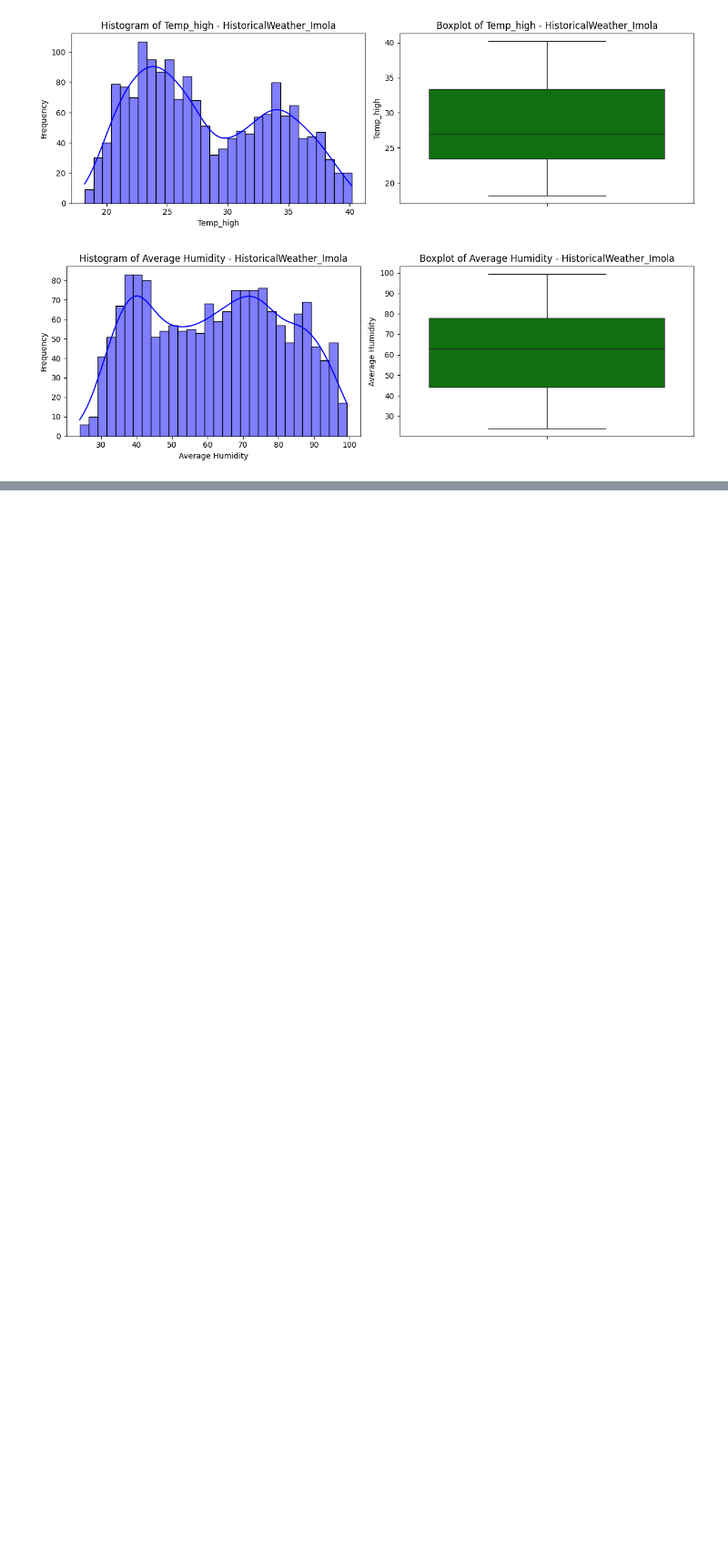
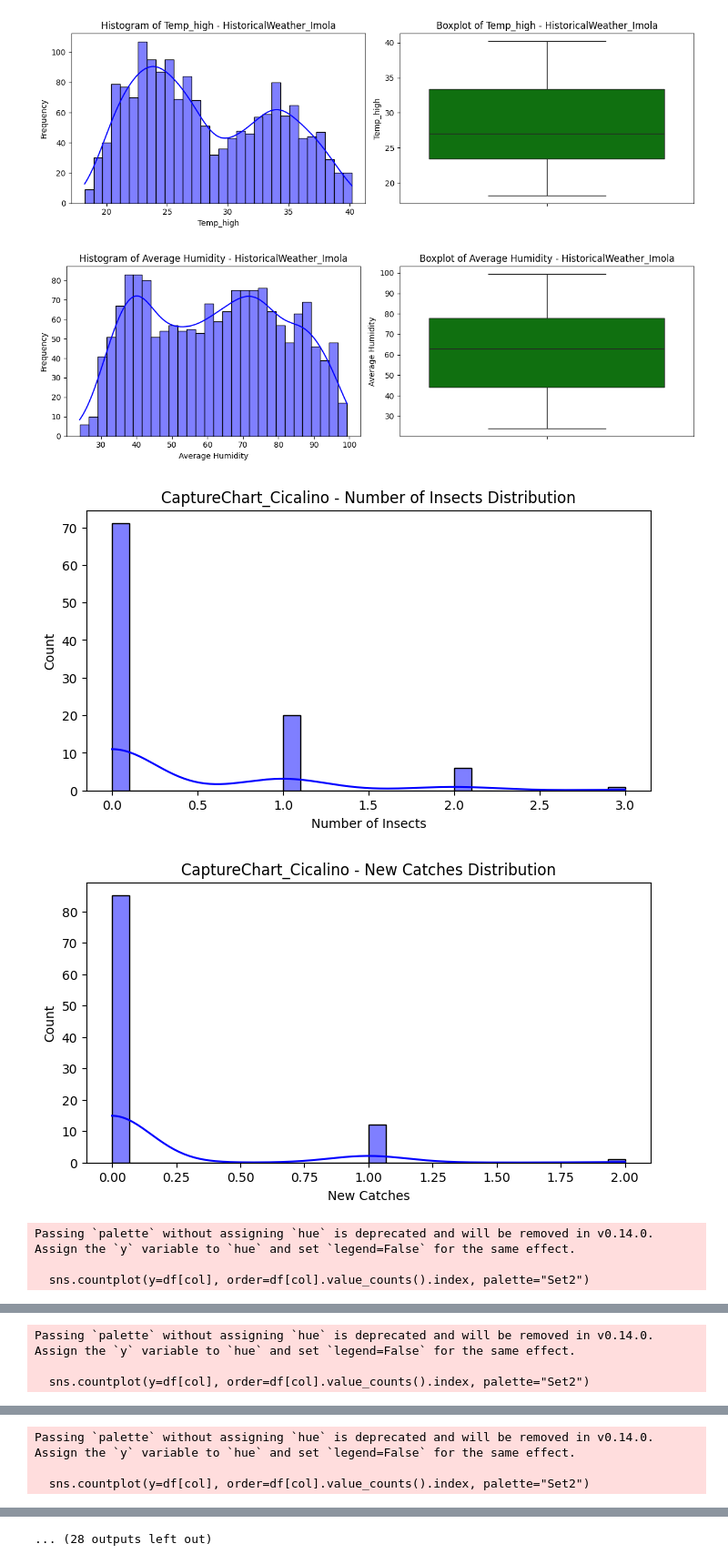
Before and after one commit to raz0208/Agritech-Pest-Prediction, a Jupyter notebook: Agritech_Pest_Prediction_and_Classification.ipynb, the cells around one changed output, grey strips where cells are left out. Shown at 91% size. Drawn from its saved outputs; the diff is of its cells as text; code cells hidden in the pictures; blank space fills up the shorter version.

```diff
--- a/Agritech_Pest_Prediction_and_Classification.ipynb
+++ b/Agritech_Pest_Prediction_and_Classification.ipynb
@@ -687,3 +687,38 @@ plot_distributions(HistoricalWeather_Imola, "HistoricalWeather_Imola")
 [figure]
 [figure]
 [figure]
+# %%
+# Function to plot distributions
+def plot_distributions(df, dataset_name):
+    numerical_cols = df.select_dtypes(include=['number']).columns
+    categorical_cols = df.select_dtypes(exclude=['number']).columns
+
+    # Plot numerical distributions
+    for col in numerical_cols:
+        plt.figure(figsize=(8, 4))
+        sns.histplot(df[col].dropna(), bins=30, kde=True, color="blue")
+        plt.title(f"{dataset_name} - {col} Distribution")
+        plt.xlabel(col)
+        plt.ylabel("Count")
+        plt.show()
+
+    # Plot categorical distributions
+    for col in categorical_cols:
+        plt.figure(figsize=(8, 4))
+        sns.countplot(y=df[col], order=df[col].value_counts().index, palette="Set2")
+        plt.title(f"{dataset_name} - {col} Distribution")
+        plt.xlabel("Count")
+        plt.ylabel(col)
+        plt.show()
+
+# Plot distributions for each dataset
+plot_distributions(CaptureChart_Cicalino, "CaptureChart_Cicalino")
+plot_distributions(CaptureChart_Imola, "CaptureChart_Imola")
+plot_distributions(HistoricalWeather_Cicalino, "HistoricalWeather_Cicalino")
+plot_distributions(HistoricalWeather_Imola, "HistoricalWeather_Imola")
+# %% [output]
+[figure, added]
+[figure, added]
+Passing `palette` without assigning `hue` is deprecated and will be removed in v0.14.0. Assign the `y` variable to `hue` and set `legend=False` for the same effect.
+
+  sns.countplot(y=df[col], order=df[col].value_counts().index, palette="Set2")
@@ -689,0 +726,3 @@ plot_distributions(HistoricalWeather_Imola, "HistoricalWeather_Imola")
+Passing `palette` without assigning `hue` is deprecated and will be removed in v0.14.0. Assign the `y` variable to `hue` and set `legend=False` for the same effect.
+
+  sns.countplot(y=df[col], order=df[col].value_counts().index, palette="Set2")
@@ -689,0 +730,3 @@ plot_distributions(HistoricalWeather_Imola, "HistoricalWeather_Imola")
+Passing `palette` without assigning `hue` is deprecated and will be removed in v0.14.0. Assign the `y` variable to `hue` and set `legend=False` for the same effect.
+
+  sns.countplot(y=df[col], order=df[col].value_counts().index, palette="Set2")
@@ -690,3 +740,4 @@ plot_distributions(HistoricalWeather_Imola, "HistoricalWeather_Imola")
+... (28 outputs left out)
 # %%
 # Function to calculate missing values percentage
 def missing_values(df, dataset_name):
```
Also changed, not shown: parts of 1 cell of this notebook.
